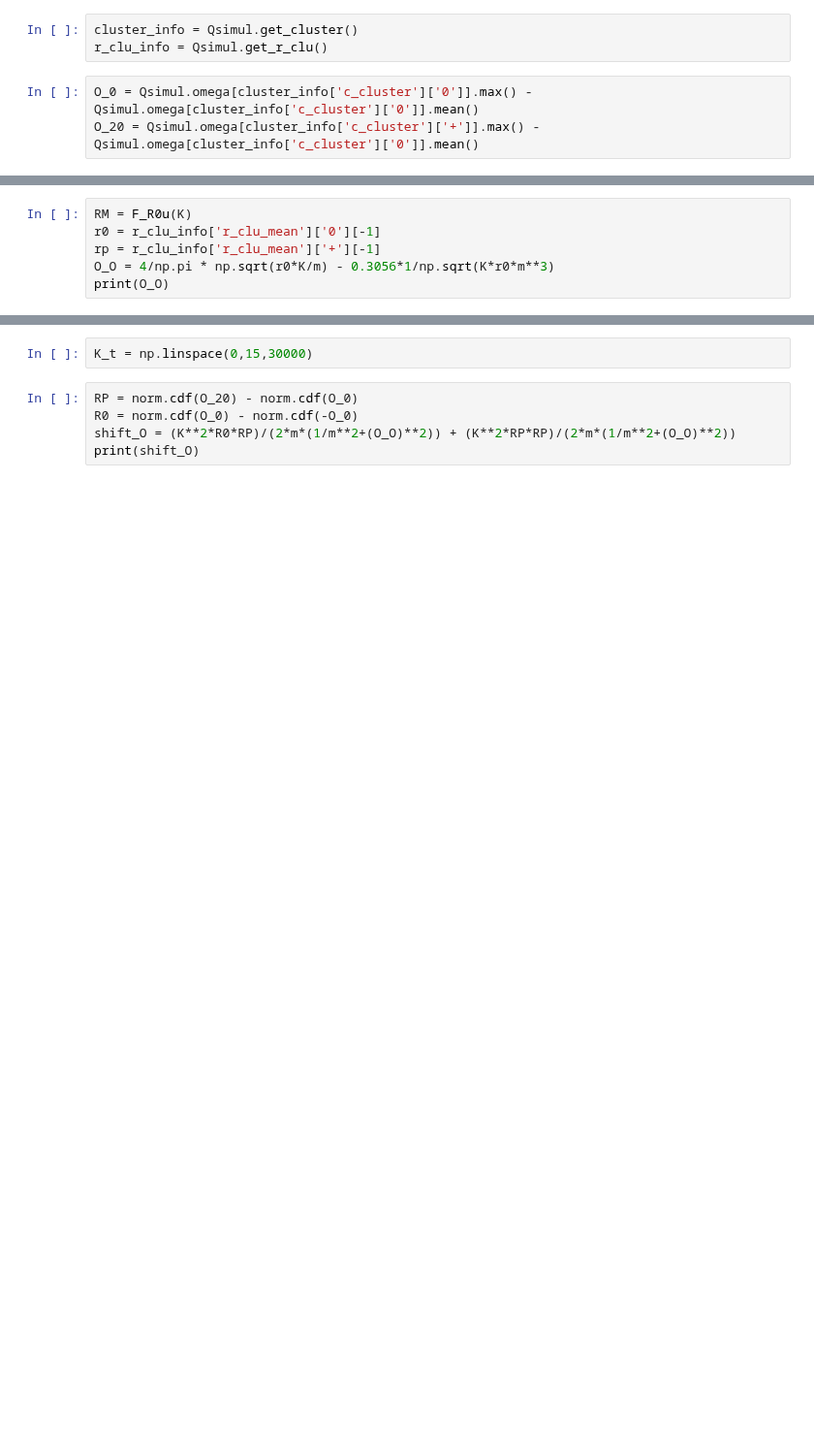
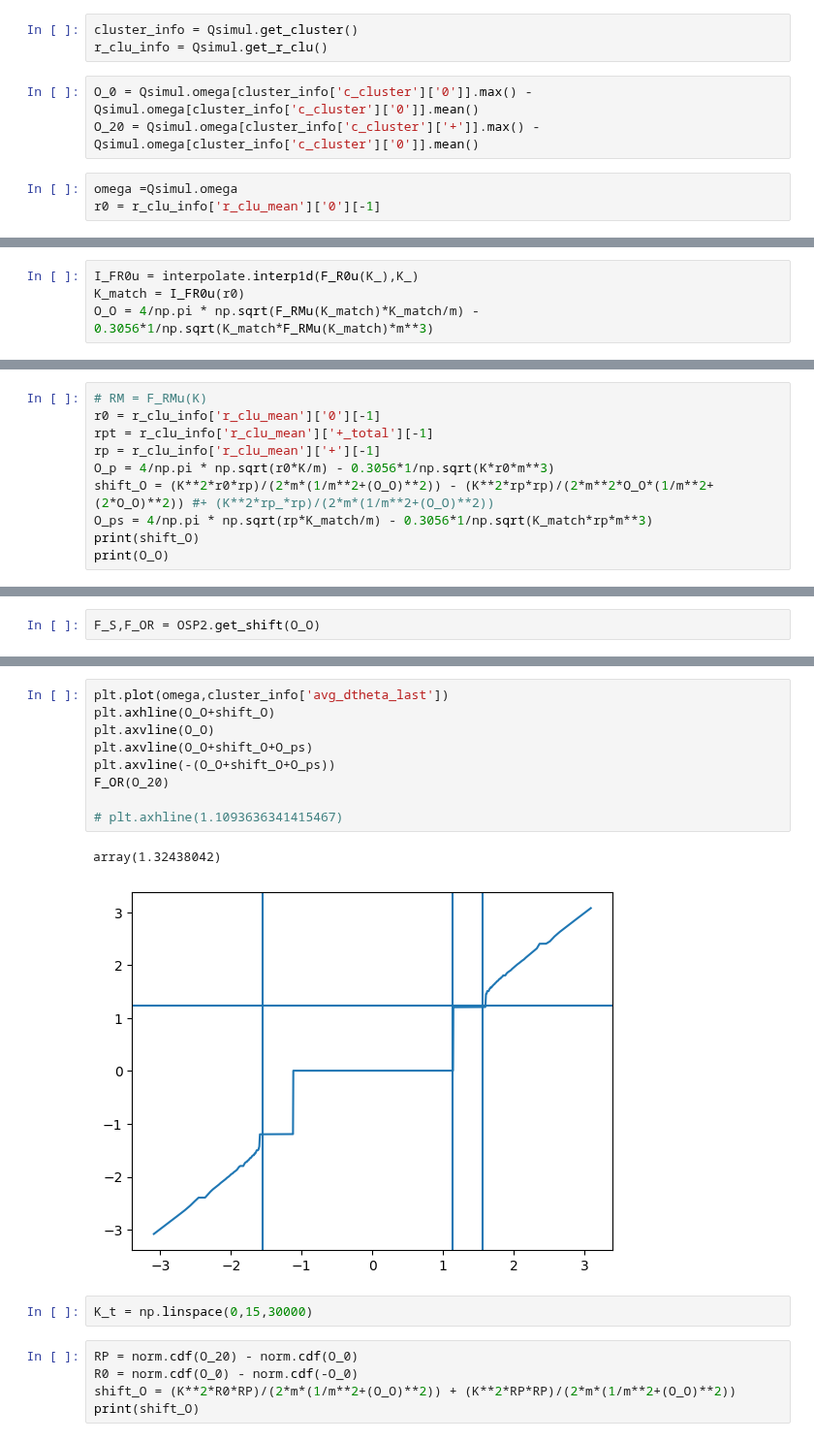
Before and after one commit to Gug-Young/Kuramoto-model, a Jupyter notebook: 231116 shift_O check.ipynb, the cells around one changed output, grey strips where cells are left out. Shown at 97% size. Drawn from its saved outputs; the diff is of its cells as text; blank space fills up the shorter version.

```diff
--- a/231116 shift_O check.ipynb
+++ b/231116 shift_O check.ipynb
@@ -72,3 +74,6 @@ r_clu_info = Qsimul.get_r_clu()
 # %%
 O_0 = Qsimul.omega[cluster_info['c_cluster']['0']].max() -Qsimul.omega[cluster_info['c_cluster']['0']].mean()
 O_20 = Qsimul.omega[cluster_info['c_cluster']['+']].max() -Qsimul.omega[cluster_info['c_cluster']['0']].mean()
+# %%
+omega =Qsimul.omega
+r0 = r_clu_info['r_clu_mean']['0'][-1]
@@ -75,6 +92,4 @@ O_20 = Qsimul.omega[cluster_info['c_cluster']['+']].max() -Qsimul.omega[cluster_
 # %%
-RM = F_R0u(K)
-r0 = r_clu_info['r_clu_mean']['0'][-1]
-rp = r_clu_info['r_clu_mean']['+'][-1]
-O_O = 4/np.pi * np.sqrt(r0*K/m) - 0.3056*1/np.sqrt(K*r0*m**3)
-print(O_O)
+I_FR0u = interpolate.interp1d(F_R0u(K_),K_)
+K_match = I_FR0u(r0)
+O_O = 4/np.pi * np.sqrt(F_RMu(K_match)*K_match/m) - 0.3056*1/np.sqrt(K_match*F_RMu(K_match)*m**3)
@@ -82,0 +100,10 @@ print(O_O)
+# %%
+# RM = F_RMu(K)
+r0 = r_clu_info['r_clu_mean']['0'][-1]
+rpt = r_clu_info['r_clu_mean']['+_total'][-1]
+rp = r_clu_info['r_clu_mean']['+'][-1]
+O_p = 4/np.pi * np.sqrt(r0*K/m) - 0.3056*1/np.sqrt(K*r0*m**3)
+shift_O = (K**2*r0*rp)/(2*m*(1/m**2+(O_O)**2)) - (K**2*rp*rp)/(2*m**2*O_O*(1/m**2+(2*O_O)**2)) #+ (K**2*rp_*rp)/(2*m*(1/m**2+(O_O)**2))
+O_ps = 4/np.pi * np.sqrt(rp*K_match/m) - 0.3056*1/np.sqrt(K_match*rp*m**3)
+print(shift_O)
+print(O_O)
@@ -82,0 +141,2 @@ print(O_O)
+# %%
+F_S,F_OR = OSP2.get_shift(O_O)
@@ -83,3 +154,15 @@ print(O_O)
+# %%
+plt.plot(omega,cluster_info['avg_dtheta_last'])
+plt.axhline(O_O+shift_O)
+plt.axvline(O_O)
+plt.axvline(O_O+shift_O+O_ps)
+plt.axvline(-(O_O+shift_O+O_ps))
+F_OR(O_20)
+
+# plt.axhline(1.1093636341415467)
+# %% [output]
+array(1.32438042)
+[figure, added]
 # %%
 K_t = np.linspace(0,15,30000)
 # %%
```
Also changed, not shown: parts of 27 cells of this notebook, 3 other files.
